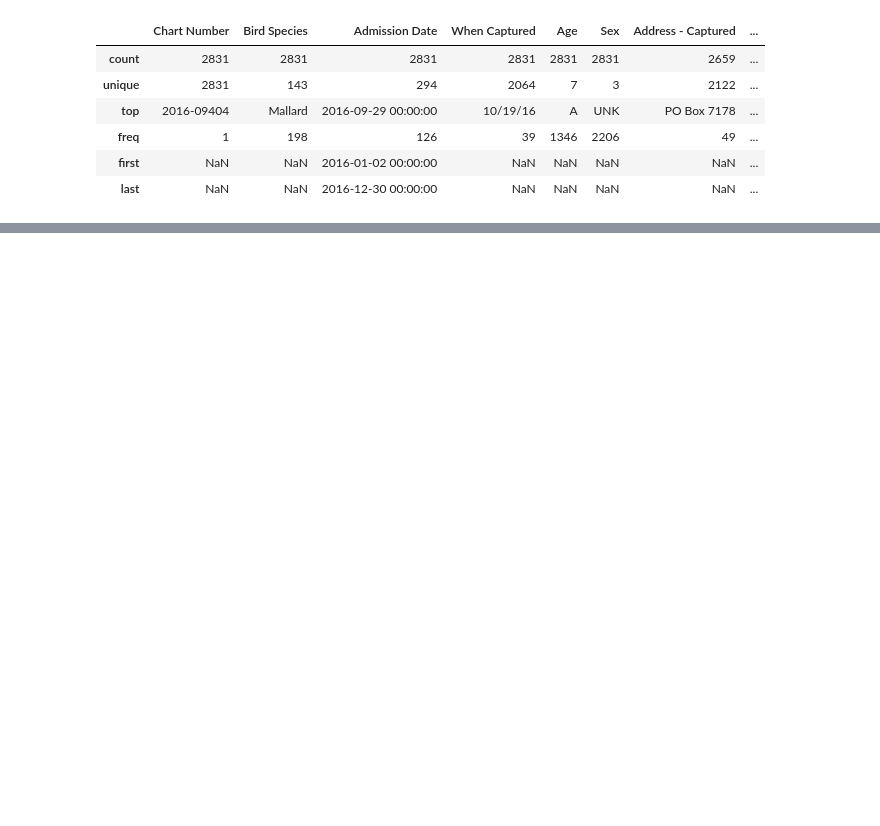
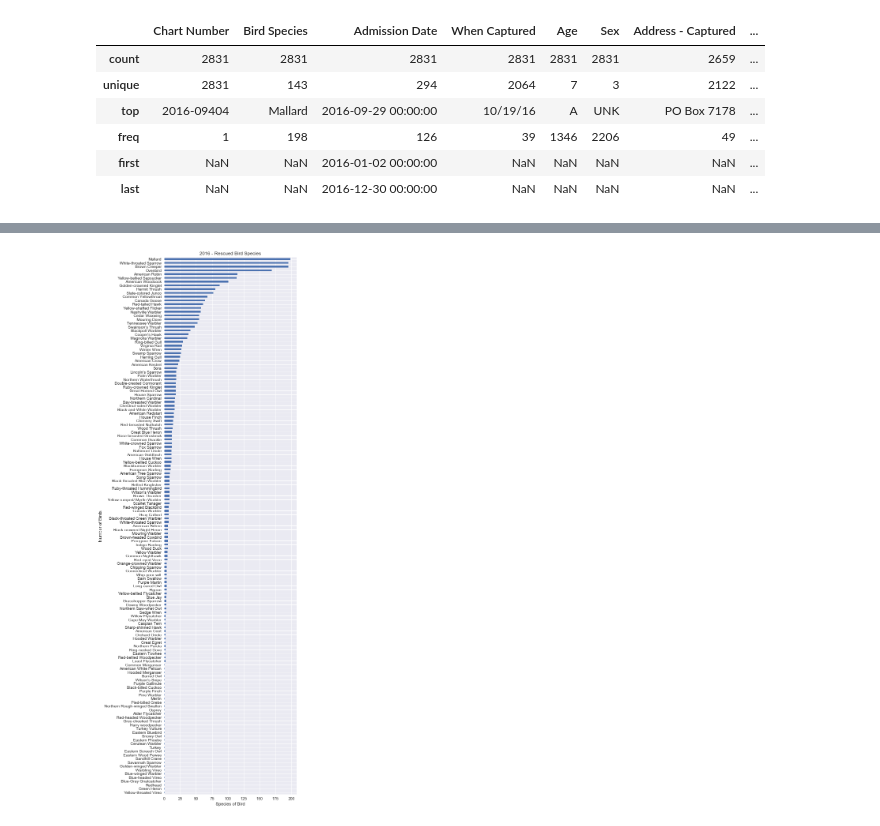
Before and after one commit to lknapp/bird-data, a Jupyter notebook: Birds.ipynb, the cells around one changed output, grey strips where cells are left out. Drawn from its saved outputs; the diff is of its cells as text; code cells hidden in the pictures; blank space fills up the shorter version.

```diff
--- a/Birds.ipynb
+++ b/Birds.ipynb
@@ -28,0 +69,10 @@ plt.show()
+# %%
+fig, ax = plt.subplots(figsize=(6, 25))
+bird_data['Chart Number'].groupby(bird_data["Bird Species"]).count().sort_values(ascending = True).plot(kind="barh")
+
+ax.set_xlabel('Number of Bird')
+ax.set_ylabel('Species of Birds')
+plt.title('2016 - Rescued Bird Species')
+plt.show()
+# %% [output]
+[figure, added]
```
Also changed, not shown: parts of 7 cells of this notebook, 1 other file.
